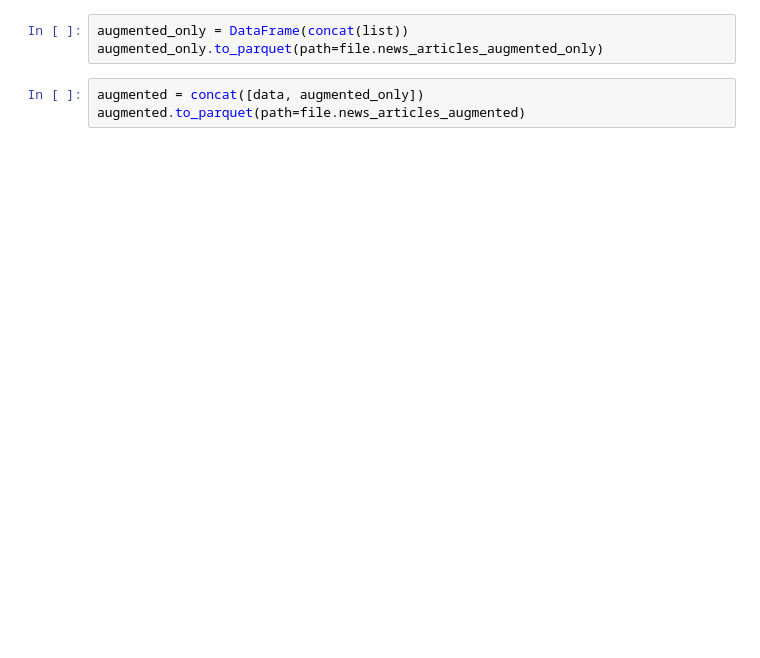
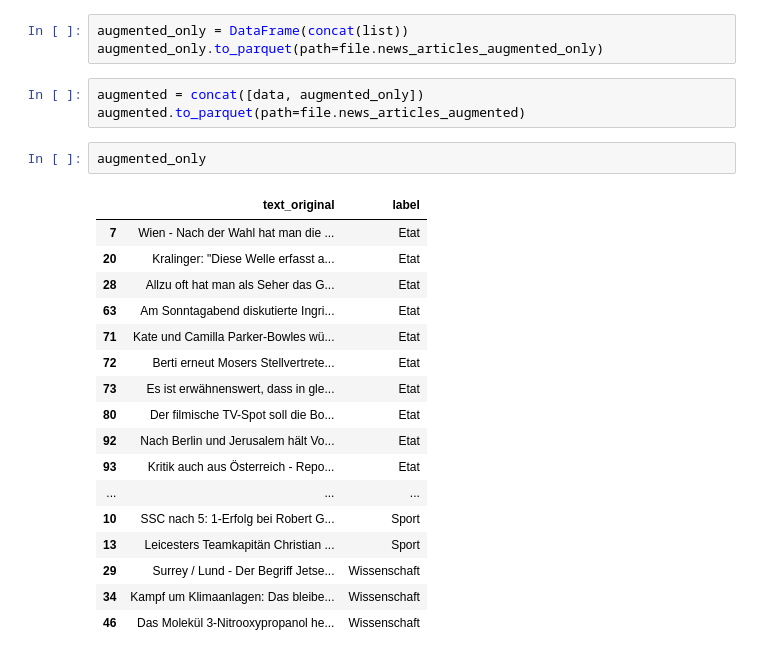
Before and after one commit to raffaelschmid/nlp-topic-classification-german, a Jupyter notebook: notebook/modeling/01_augmentation.ipynb, the cells around one changed output. Saved outputs shown, nothing was run; the diff lists cells and outputs as text; blank space fills up the shorter version.

```diff
--- a/notebook/modeling/01_augmentation.ipynb
+++ b/notebook/modeling/01_augmentation.ipynb
@@ -66,3 +70,23 @@ augmented_only.to_parquet(path=file.news_articles_augmented_only)
 # %%
 augmented = concat([data, augmented_only])
 augmented.to_parquet(path=file.news_articles_augmented)
+# %%
+augmented_only
+# %% [output]
+|  | text_original | label |
+| 7 | Wien - Nach der Wahl hat man die ... | Etat |
+| 20 | Kralinger: "Diese Welle erfasst a... | Etat |
+| 28 | Allzu oft hat man als Seher das G... | Etat |
+| 63 | Am Sonntagabend diskutierte Ingri... | Etat |
+| 71 | Kate und Camilla Parker-Bowles wü... | Etat |
+| 72 | Berti erneut Mosers Stellvertrete... | Etat |
+| 73 | Es ist erwähnenswert, dass in gle... | Etat |
+| 80 | Der filmische TV-Spot soll die Bo... | Etat |
+| 92 | Nach Berlin und Jerusalem hält Vo... | Etat |
+| 93 | Kritik auch aus Österreich - Repo... | Etat |
+| ... | ... | ... |
+| 10 | SSC nach 5: 1-Erfolg bei Robert G... | Sport |
+| 13 | Leicesters Teamkapitän Christian ... | Sport |
+| 29 | Surrey / Lund - Der Begriff Jetse... | Wissenschaft |
+| 34 | Kampf um Klimaanlagen: Das bleibe... | Wissenschaft |
+| 46 | Das Molekül 3-Nitrooxypropanol he... | Wissenschaft |
```
Also changed, not shown: parts of 2 cells of this notebook, 4 other files.
